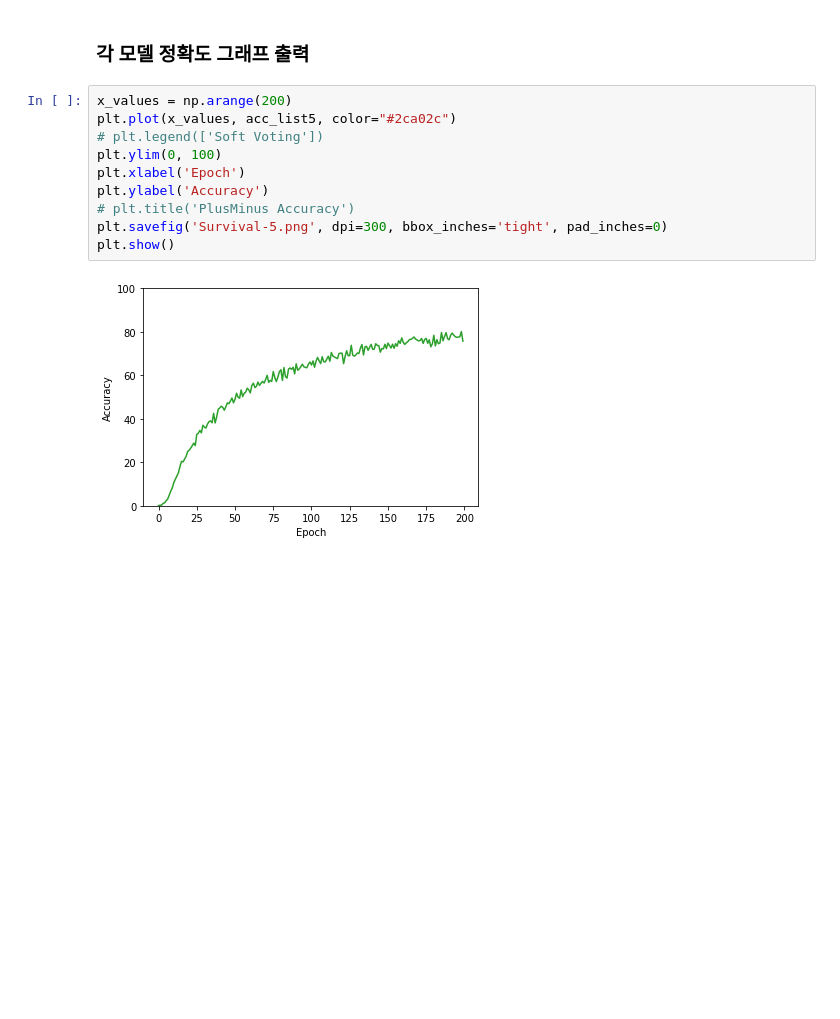
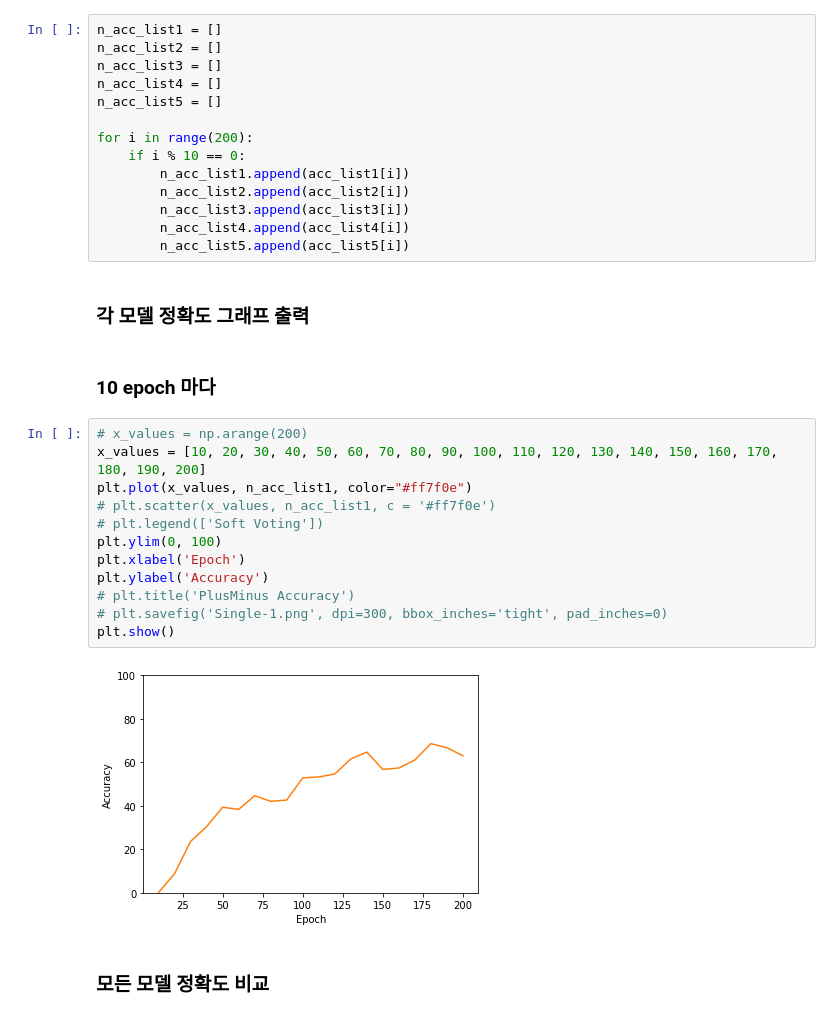
Before and after one commit to aaajeong/Time-Step-Ensemble-in-Arithmetic, a Jupyter notebook: Simpleseq2seq/get_graph.ipynb, the cells around one changed output. Cells and saved outputs as stored; diff of their text form; blank space fills up the shorter version.

```diff
--- a/Simpleseq2seq/get_graph.ipynb
+++ b/Simpleseq2seq/get_graph.ipynb
@@ -66,14 +68,34 @@ acc_list5 = np.array(acc_list5)
+# %%
+n_acc_list1 = []
+n_acc_list2 = []
+n_acc_list3 = []
+n_acc_list4 = []
+n_acc_list5 = []
+
+for i in range(200):
+    if i % 10 == 0:
+        n_acc_list1.append(acc_list1[i])
+        n_acc_list2.append(acc_list2[i])
+        n_acc_list3.append(acc_list3[i])
+        n_acc_list4.append(acc_list4[i])
+        n_acc_list5.append(acc_list5[i])
 # %% [markdown]
 ### 각 모델 정확도 그래프 출력
+# %% [markdown]
+### 10 epoch 마다
 # %%
-x_values = np.arange(200)
-plt.plot(x_values, acc_list5, color="#2ca02c")
+# x_values = np.arange(200)
+x_values = [10, 20, 30, 40, 50, 60, 70, 80, 90, 100, 110, 120, 130, 140, 150, 160, 170, 180, 190, 200]
+plt.plot(x_values, n_acc_list1, color="#ff7f0e")
+# plt.scatter(x_values, n_acc_list1, c = '#ff7f0e')
 # plt.legend(['Soft Voting'])
 plt.ylim(0, 100)
 plt.xlabel('Epoch')
 plt.ylabel('Accuracy')
 # plt.title('PlusMinus Accuracy')
-plt.savefig('Survival-5.png', dpi=300, bbox_inches='tight', pad_inches=0)
+# plt.savefig('Single-1.png', dpi=300, bbox_inches='tight', pad_inches=0)
 plt.show()
 # %% [output]
-[figure, old version]
+[figure, new version]
+# %% [markdown]
+### 모든 모델 정확도 비교
```
Also changed, not shown: parts of 5 cells of this notebook, 3 other files.
